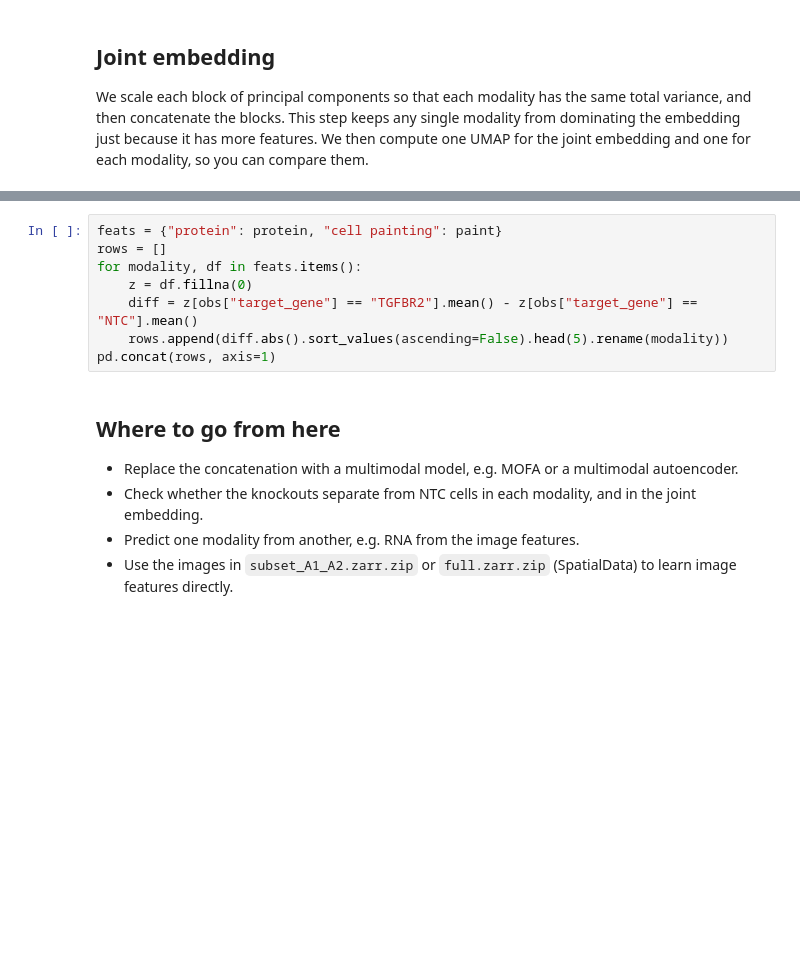
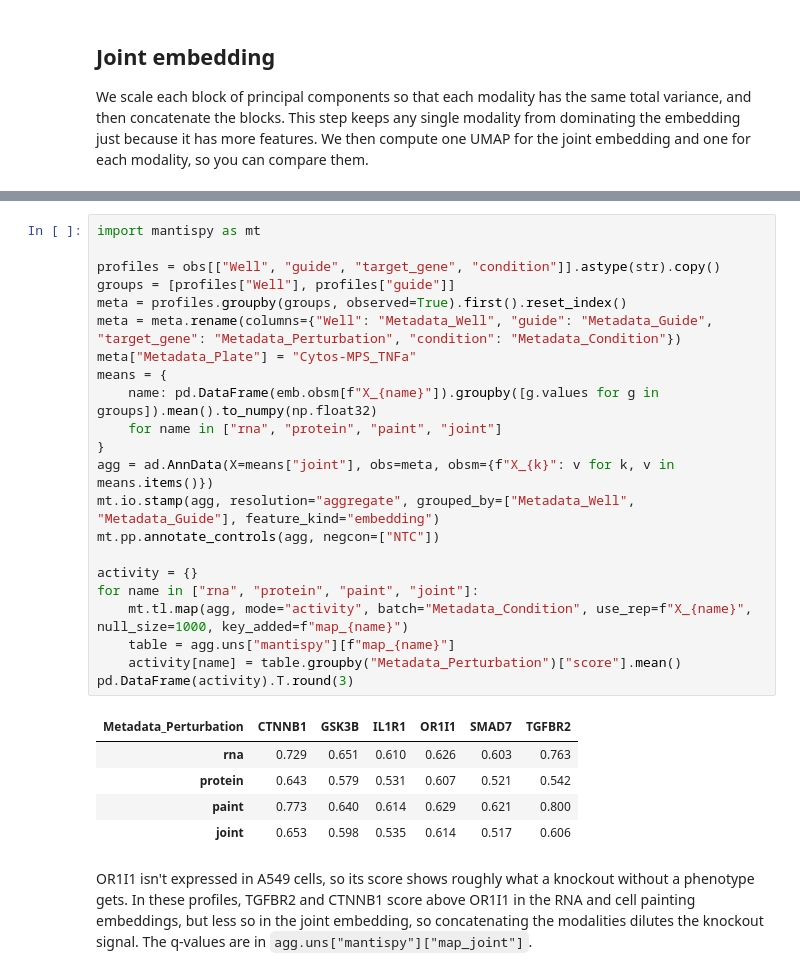
Before and after one commit to timtreis/cytodata-hackathon-prep-multiomics, a Jupyter notebook: notebooks/01_starter.ipynb, the cells around one changed output, grey strips where cells are left out. Cells and saved outputs as stored; diff of their text form; blank space fills up the shorter version.

```diff
--- a/notebooks/01_starter.ipynb
+++ b/notebooks/01_starter.ipynb
@@ -122,15 +148,30 @@ ax.axhline(0, color="k", lw=0.5);
 # %%
-feats = {"protein": protein, "cell painting": paint}
-rows = []
-for modality, df in feats.items():
-    z = df.fillna(0)
-    diff = z[obs["target_gene"] == "TGFBR2"].mean() - z[obs["target_gene"] == "NTC"].mean()
-    rows.append(diff.abs().sort_values(ascending=False).head(5).rename(modality))
-pd.concat(rows, axis=1)
+import mantispy as mt
+
+profiles = obs[["Well", "guide", "target_gene", "condition"]].astype(str).copy()
+groups = [profiles["Well"], profiles["guide"]]
+meta = profiles.groupby(groups, observed=True).first().reset_index()
+meta = meta.rename(columns={"Well": "Metadata_Well", "guide": "Metadata_Guide", "target_gene": "Metadata_Perturbation", "condition": "Metadata_Condition"})
+meta["Metadata_Plate"] = "Cytos-MPS_TNFa"
+means = {
+    name: pd.DataFrame(emb.obsm[f"X_{name}"]).groupby([g.values for g in groups]).mean().to_numpy(np.float32)
+    for name in ["rna", "protein", "paint", "joint"]
+}
+agg = ad.AnnData(X=means["joint"], obs=meta, obsm={f"X_{k}": v for k, v in means.items()})
+mt.io.stamp(agg, resolution="aggregate", grouped_by=["Metadata_Well", "Metadata_Guide"], feature_kind="embedding")
+mt.pp.annotate_controls(agg, negcon=["NTC"])
+
+activity = {}
+for name in ["rna", "protein", "paint", "joint"]:
+    mt.tl.map(agg, mode="activity", batch="Metadata_Condition", use_rep=f"X_{name}", null_size=1000, key_added=f"map_{name}")
+    table = agg.uns["mantispy"][f"map_{name}"]
+    activity[name] = table.groupby("Metadata_Perturbation")["score"].mean()
+pd.DataFrame(activity).T.round(3)
+# %% [output]
+| Metadata_Perturbation | CTNNB1 | GSK3B | IL1R1 | OR1I1 | SMAD7 | TGFBR2 |
+| rna | 0.729 | 0.651 | 0.610 | 0.626 | 0.603 | 0.763 |
+| protein | 0.643 | 0.579 | 0.531 | 0.607 | 0.521 | 0.542 |
+| paint | 0.773 | 0.640 | 0.614 | 0.629 | 0.621 | 0.800 |
+| joint | 0.653 | 0.598 | 0.535 | 0.614 | 0.517 | 0.606 |
 # %% [markdown]
-## Where to go from here
-
-- Replace the concatenation with a multimodal model, e.g. MOFA or a multimodal autoencoder.
-- Check whether the knockouts separate from NTC cells in each modality, and in the joint embedding.
-- Predict one modality from another, e.g. RNA from the image features.
-- Use the images in `subset_A1_A2.zarr.zip` or `full.zarr.zip` (SpatialData) to learn image features directly.
+OR1I1 isn't expressed in A549 cells, so its score shows roughly what a knockout without a phenotype gets. In these profiles, TGFBR2 and CTNNB1 score above OR1I1 in the RNA and cell painting embeddings, but less so in the joint embedding, so concatenating the modalities dilutes the knockout signal. The q-values are in `agg.uns["mantispy"]["map_joint"]`.
```
Also changed, not shown: parts of 15 cells of this notebook, 5 other files.
